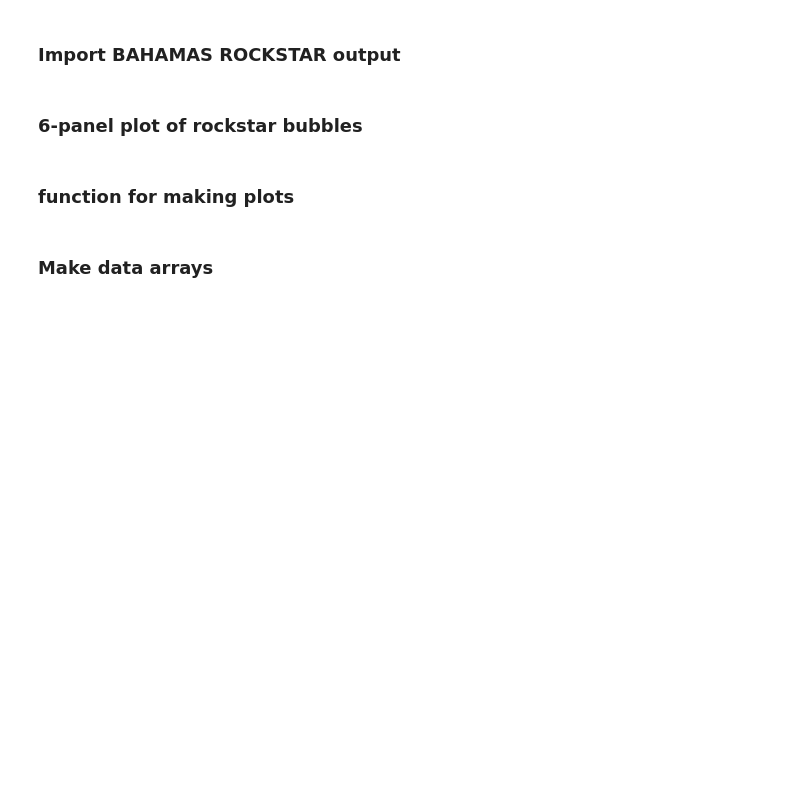
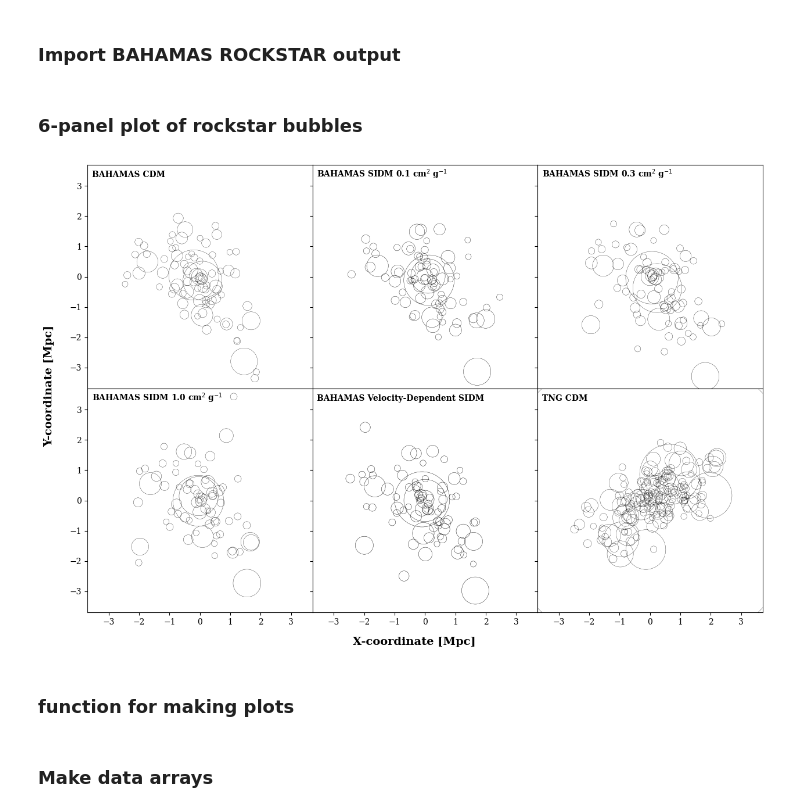
Before and after one commit to erichabjan/TNG_cluster_dynamics, a Jupyter notebook: Paper_Plots.ipynb, the cells around one changed output. Drawn from its saved outputs; the diff is of its cells as text; code cells hidden in the pictures; blank space fills up the shorter version.

```diff
--- a/Paper_Plots.ipynb
+++ b/Paper_Plots.ipynb
@@ -5,6 +5,13 @@ import matplotlib.pyplot as plt
 from mpl_toolkits.axes_grid1.inset_locator import zoomed_inset_axes, mark_inset
 import pandas as pd
 from pathlib import Path
+
+import matplotlib as mpl
+
+mpl.rcParams.update({
+    "font.family": "serif",
+    "font.serif": ["TeX Gyre Pagella", "Book Antiqua", "Palatino Linotype", "DejaVu Serif"]
+})
 # %% [markdown]
 ### Import BAHAMAS ROCKSTAR output
 # %%
@@ -85,34 +92,37 @@ for i, ax in enumerate(axes):
     ### Pick a cluster ID
 
     if sims[i] == 'tng':
         cl_id = '2'
         df = df[df['cluster_id'] == cl_id]
     else:
         cl_id = '014'
         df = df[df['cluster_id'] == cl_id]
 
     sub_x_pos = np.array(df.loc[:, 'pos_0'])
     sub_y_pos = np.array(df.loc[:, 'pos_1'])
     num_p = np.array(df.loc[:, 'num_p'])
 
     if sims[i] == 'tng':
         num_p = num_p / 93
 
     sub_mask = np.where((df['pos_2'] > z_low) & (df['pos_2'] < z_up))[0]
 
     for j in sub_mask:
 
         ax.scatter(sub_x_pos[j], sub_y_pos[j], s=num_p[j], facecolors='none', edgecolors='k', linewidths=np.log10(num_p[i]) / 7.5, marker = 'o')
         ax.set_xlim(*X_LIMITS)
         ax.set_ylim(*Y_LIMITS)
 
-    ax.text(-5.25, 5.00, sims_dict[sims[i]], fontsize=10, fontweight='semibold')
+    ax.text(-3.55, 3.30, sims_dict[sims[i]], fontsize=10, fontweight='semibold')
 
 # Draw a single shared x/y label (optional)
 fig.supxlabel("X-coordinate [Mpc]", fontsize=14, fontweight='semibold', y=0.05)
 fig.supylabel("Y-coordinate [Mpc]", fontsize=14, fontweight='semibold', x=0.075)
 
+#fig.savefig("/home/habjan.e/TNG/TNG_cluster_dynamics/figures/rockstar_bubbles.png", bbox_inches="tight")
 plt.show()
+# %% [output]
+[figure, added]
 # %% [markdown]
 ### function for making plots
 # %%
```
Also changed, not shown: parts of 14 cells of this notebook, 17 other files.
